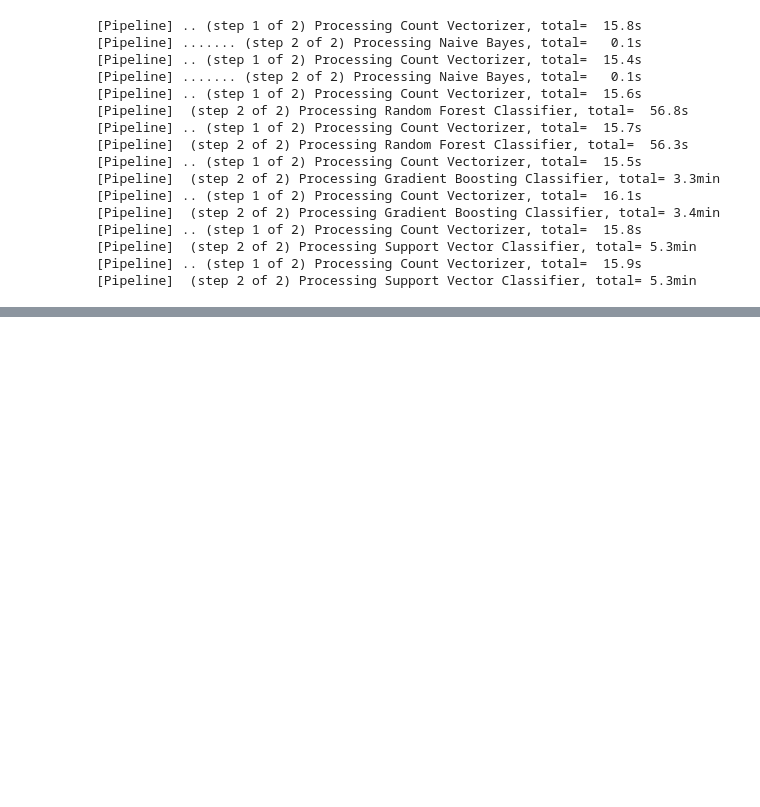
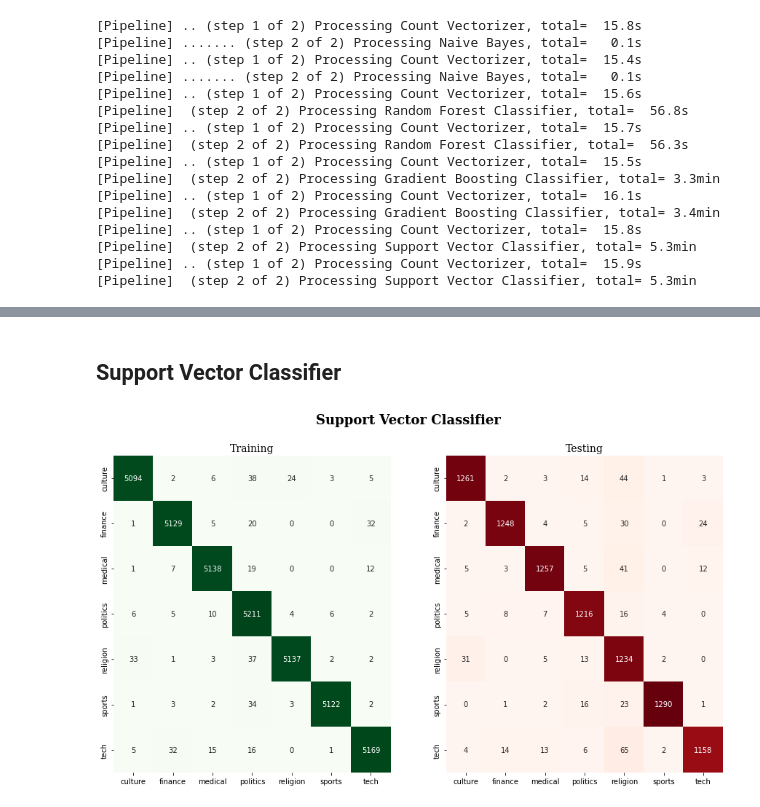
Before and after one commit to iansharff/arabic_news, a Jupyter notebook: 01_modeling.ipynb, the cells around one changed output, grey strips where cells are left out. Cells and saved outputs as stored; diff of their text form; code cells hidden in the pictures; blank space fills up the shorter version.

```diff
--- a/01_modeling.ipynb
+++ b/01_modeling.ipynb
@@ -183,0 +167,7 @@ print(pipelines_fitted[0].steps[1][1].classes_)
+# %% [markdown]
+## Support Vector Classifier
+# %%
+vis.plot_confusion_matrices(pipe_svc, X_train, X_test, y_train, y_test)
+plt.show()
+# %% [output]
+[figure, added]
```
Also changed, not shown: parts of 11 cells of this notebook.
